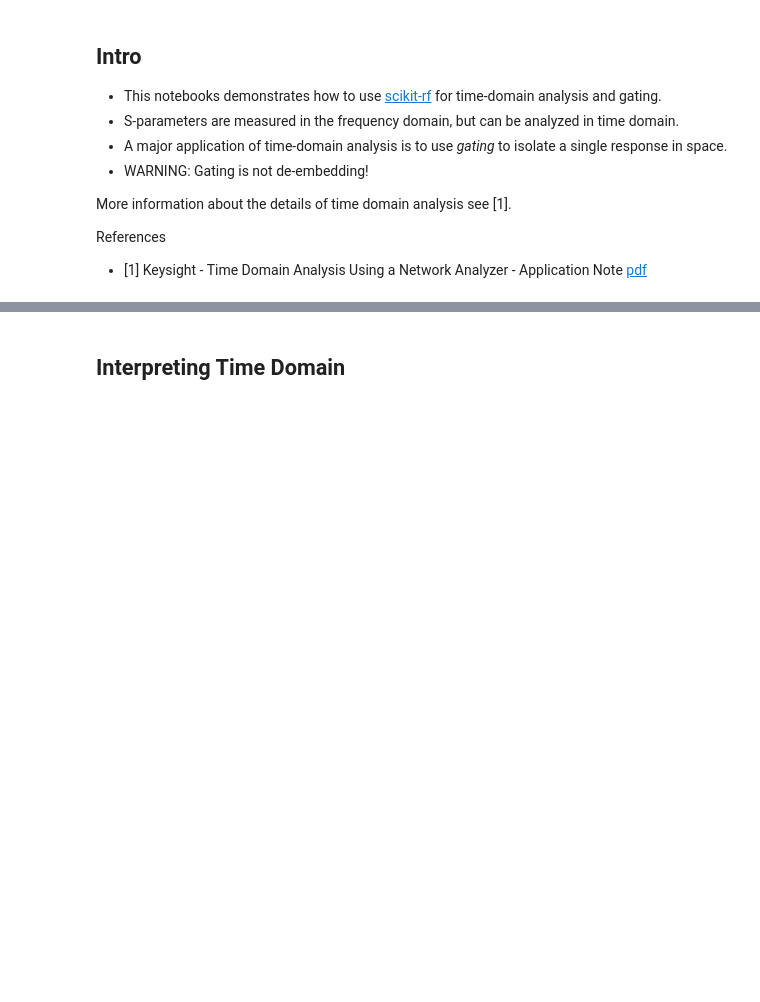
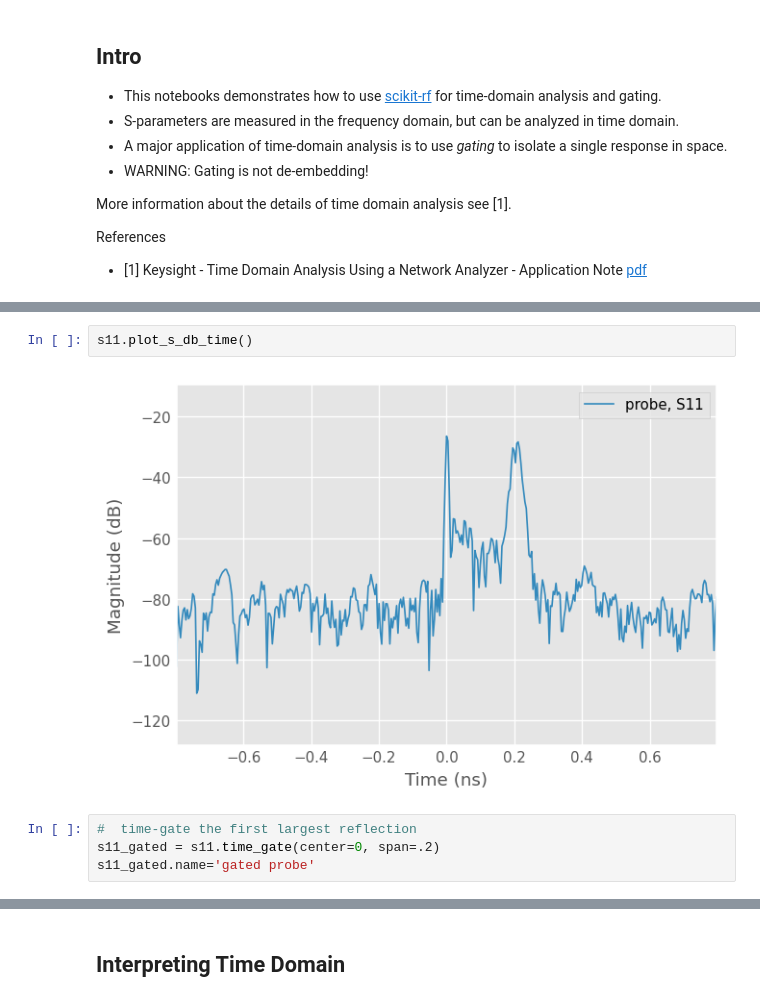
Before and after one commit to scikit-rf/scikit-rf_workshop, a Jupyter notebook: Short_Course/2-Time_Domain.ipynb, the cells around one changed output, grey strips where cells are left out. Drawn from its saved outputs; the diff is of its cells as text; blank space fills up the shorter version.

```diff
--- a/Short_Course/2-Time_Domain.ipynb
+++ b/Short_Course/2-Time_Domain.ipynb
@@ -32 +34,9 @@ s11.plot_s_db_time()
+# %%
+s11.plot_s_db_time()
+# %% [output]
+[figure, added]
+# %%
+#  time-gate the first largest reflection
+s11_gated = s11.time_gate(center=0, span=.2)
+s11_gated.name='gated probe'
 # %%
```
Also changed, not shown: parts of 21 cells of this notebook, 10 other files.
